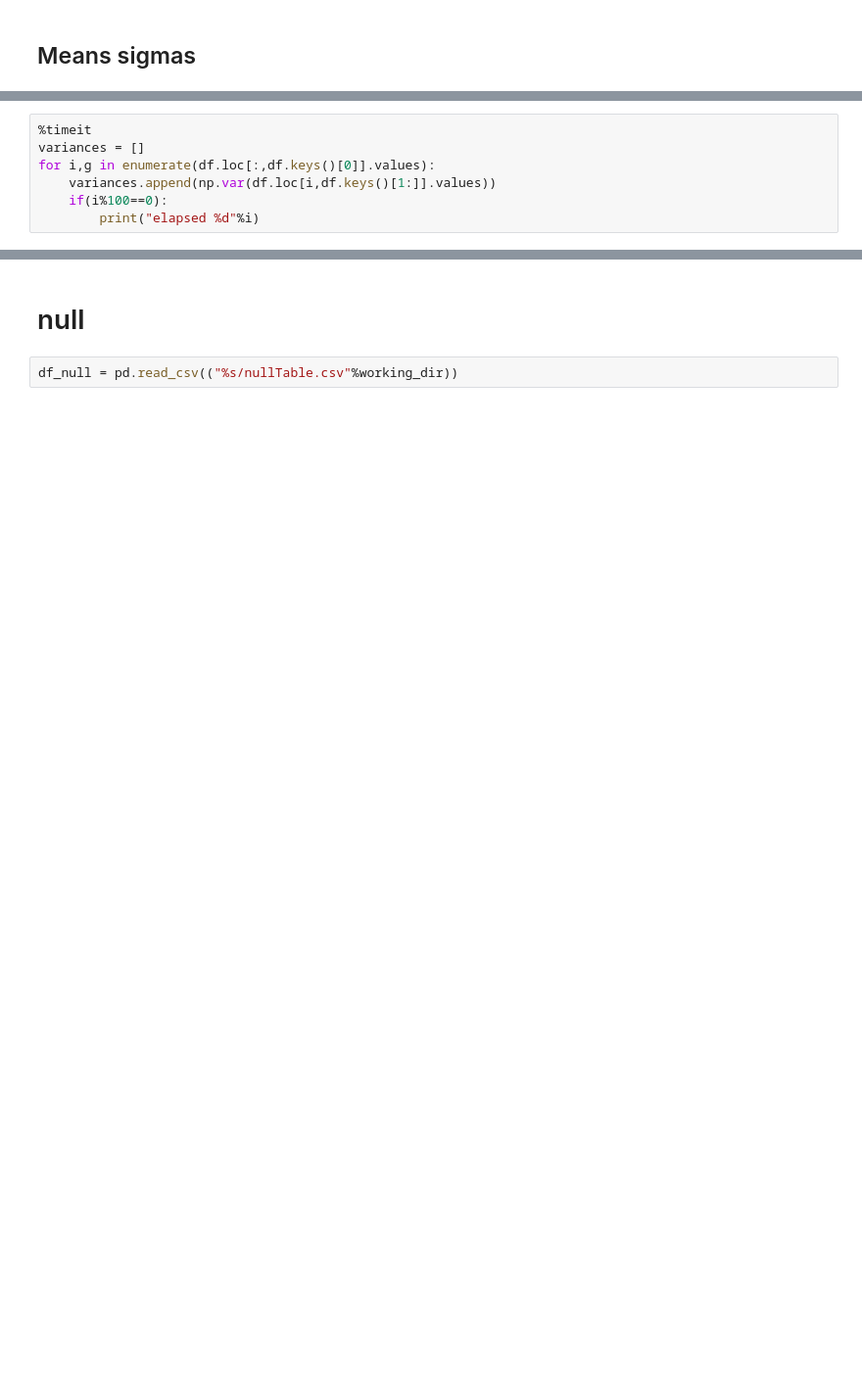
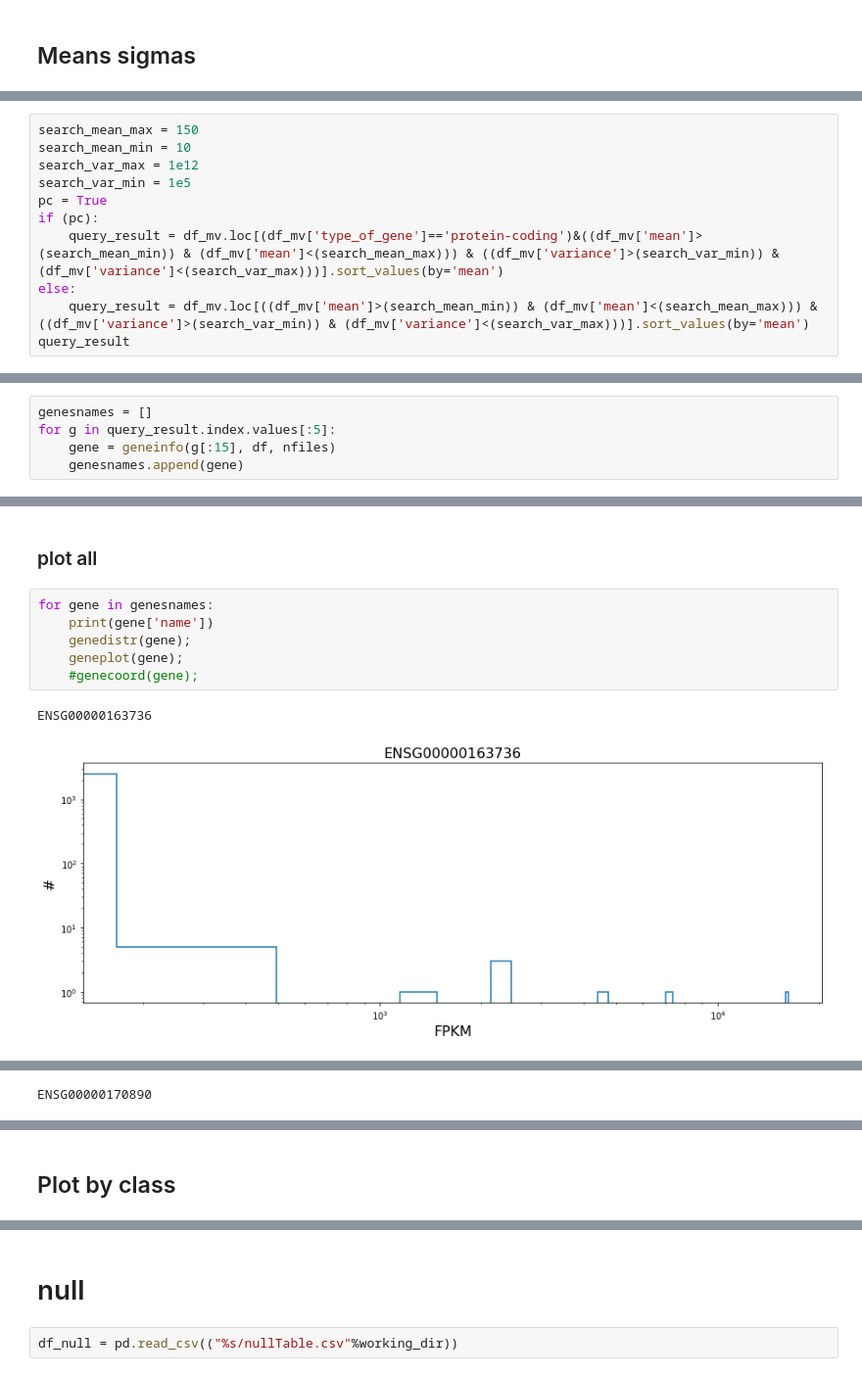
Before and after one commit to fvalle1/master_thesis, a Jupyter notebook: TableAnalyzer.ipynb, the cells around one changed output, grey strips where cells are left out. Shown: that part at 98% size. Drawn from its saved outputs; the diff is of its cells as text; blank space fills up the shorter version.

```diff
--- a/TableAnalyzer.ipynb
+++ b/TableAnalyzer.ipynb
@@ -342,7 +57,0 @@ elapsed 60400
-# %%
-%timeit
-variances = []
-for i,g in enumerate(df.loc[:,df.keys()[0]].values):
-    variances.append(np.var(df.loc[i,df.keys()[1:]].values))
-    if(i%100==0):
-        print("elapsed %d"%i)
@@ -442,0 +166,11 @@ fig.savefig("var_distr.pdf")
+# %%
+search_mean_max = 150
+search_mean_min = 10
+search_var_max = 1e12
+search_var_min = 1e5
+pc = True
+if (pc):
+    query_result = df_mv.loc[(df_mv['type_of_gene']=='protein-coding')&((df_mv['mean']>(search_mean_min)) & (df_mv['mean']<(search_mean_max))) & ((df_mv['variance']>(search_var_min)) & (df_mv['variance']<(search_var_max)))].sort_values(by='mean')
+else:
+    query_result = df_mv.loc[((df_mv['mean']>(search_mean_min)) & (df_mv['mean']<(search_mean_max))) & ((df_mv['variance']>(search_var_min)) & (df_mv['variance']<(search_var_max)))].sort_values(by='mean')
+query_result
@@ -442,0 +197,5 @@ fig.savefig("var_distr.pdf")
+# %%
+genesnames = []
+for g in query_result.index.values[:5]:
+    gene = geneinfo(g[:15], df, nfiles)
+    genesnames.append(gene)
@@ -442,0 +268,11 @@ fig.savefig("var_distr.pdf")
+# %% [markdown]
+### plot all
+# %%
+for gene in genesnames:
+    print(gene['name'])
+    genedistr(gene);
+    geneplot(gene);
+    #genecoord(gene);
+# %% [output]
+ENSG00000163736
+[figure, added]
@@ -442,0 +280 @@ fig.savefig("var_distr.pdf")
+ENSG00000170890
@@ -442,0 +283,2 @@ fig.savefig("var_distr.pdf")
+# %% [markdown]
+## Plot by class
```
Also changed, not shown: parts of 71 cells of this notebook, 18 other files.
